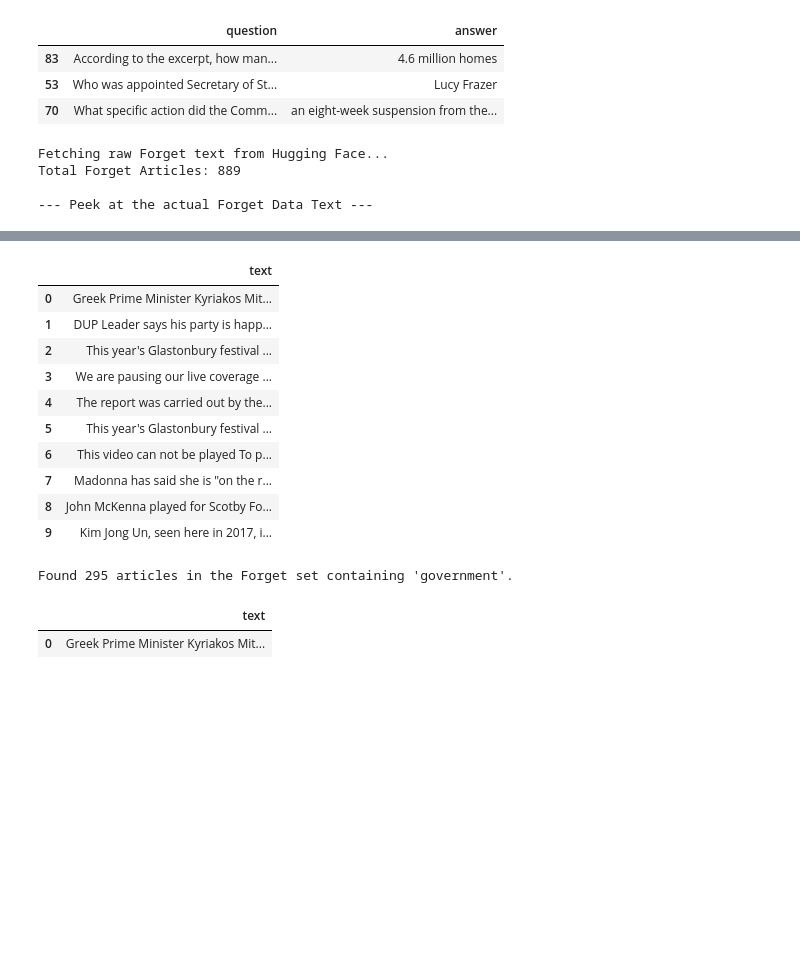
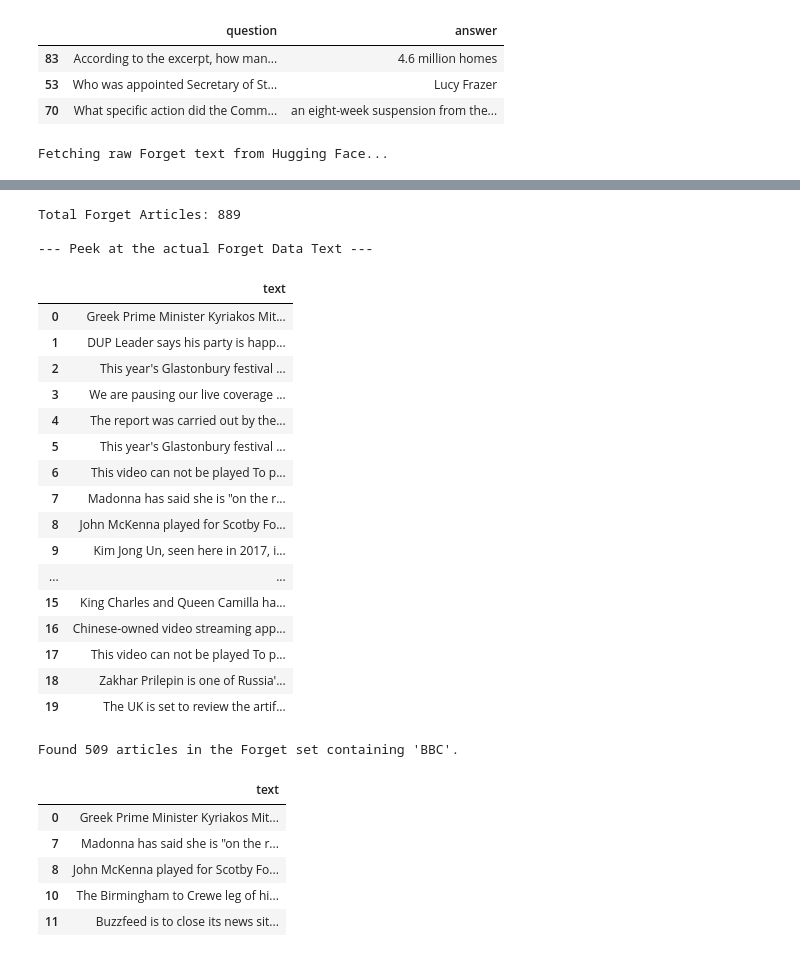
Before and after one commit to lahiru-praveen/quantization-aware-machine-unlearning-slm, a Jupyter notebook: data/raw/MUSE-News.ipynb, the cells around one changed output, grey strips where cells are left out. Drawn from its saved outputs; the diff is of its cells as text; code cells hidden in the pictures; blank space fills up the shorter version.

```diff
--- a/data/raw/MUSE-News.ipynb
+++ b/data/raw/MUSE-News.ipynb
@@ -107,9 +182,6 @@ print(f"Total Forget Articles: {len(forget_raw)}\n")
 print("--- Peek at the actual Forget Data Text ---")
 
 # Display the first 3 full text entries
-display(forget_raw[['text']].head(10))
+display(forget_raw[['text']].head(20))
 # %% [output]
 Fetching raw Forget text from Hugging Face...
-Total Forget Articles: 889
-
---- Peek at the actual Forget Data Text ---
@@ -116,16 +189,25 @@ Total Forget Articles: 889
+Total Forget Articles: 889
+
+--- Peek at the actual Forget Data Text ---
 |  | text |
 | 0 | Greek Prime Minister Kyriakos Mit... |
 | 1 | DUP Leader says his party is happ... |
 | 2 | This year's Glastonbury festival ... |
 | 3 | We are pausing our live coverage ... |
 | 4 | The report was carried out by the... |
 | 5 | This year's Glastonbury festival ... |
 | 6 | This video can not be played To p... |
 | 7 | Madonna has said she is "on the r... |
 | 8 | John McKenna played for Scotby Fo... |
 | 9 | Kim Jong Un, seen here in 2017, i... |
+| ... | ... |
+| 15 | King Charles and Queen Camilla ha... |
+| 16 | Chinese-owned video streaming app... |
+| 17 | This video can not be played To p... |
+| 18 | Zakhar Prilepin is one of Russia'... |
+| 19 | The UK is set to review the artif... |
 # %%
-search_term = "government" # Change this to any keyword you are looking for
+search_term = "BBC" # Change this to any keyword you are looking for
 
 # Filter the dataframe for rows where the text contains your search term (case-insensitive)
 matches = forget_raw[forget_raw['text'].str.contains(search_term, case=False, na=False)]
@@ -134,8 +216,12 @@ print(f"Found {len(matches)} articles in the Forget set containing '{search_term
 
 # Display the first match if it exists
 if not matches.empty:
-    display(matches[['text']].head(1))
+    display(matches[['text']].head(5))
 # %% [output]
-Found 295 articles in the Forget set containing 'government'.
+Found 509 articles in the Forget set containing 'BBC'.
 |  | text |
 | 0 | Greek Prime Minister Kyriakos Mit... |
+| 7 | Madonna has said she is "on the r... |
+| 8 | John McKenna played for Scotby Fo... |
+| 10 | The Birmingham to Crewe leg of hi... |
+| 11 | Buzzfeed is to close its news sit... |
```
Also changed, not shown: parts of 3 cells of this notebook, 4 other files.
